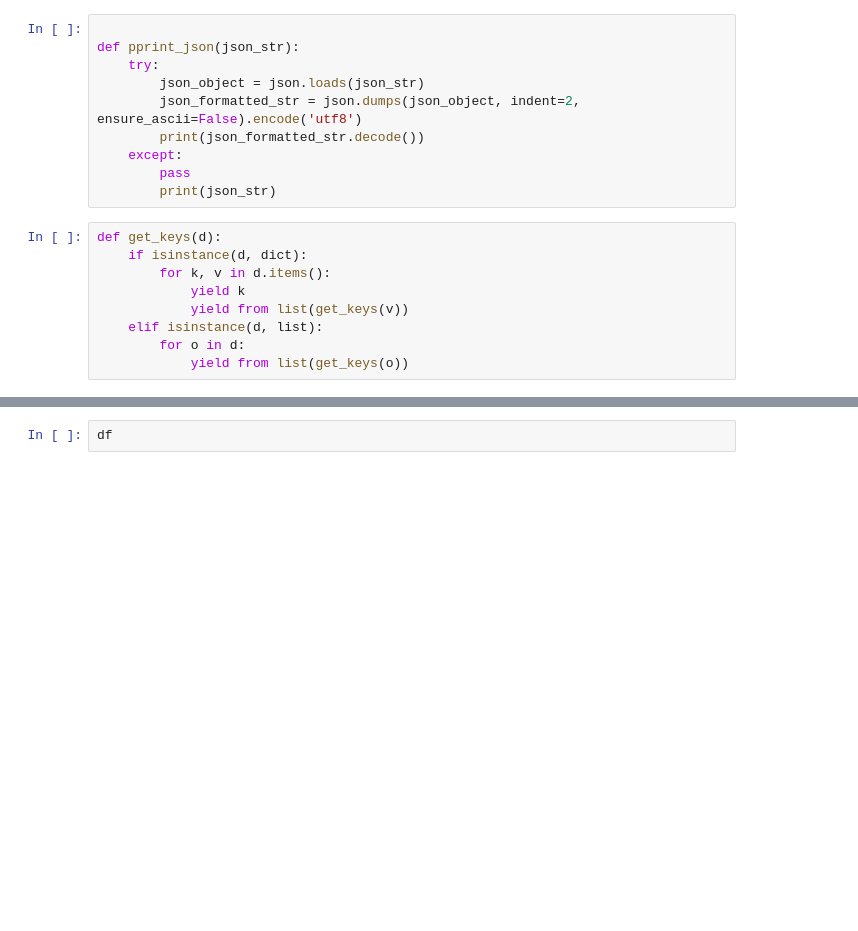
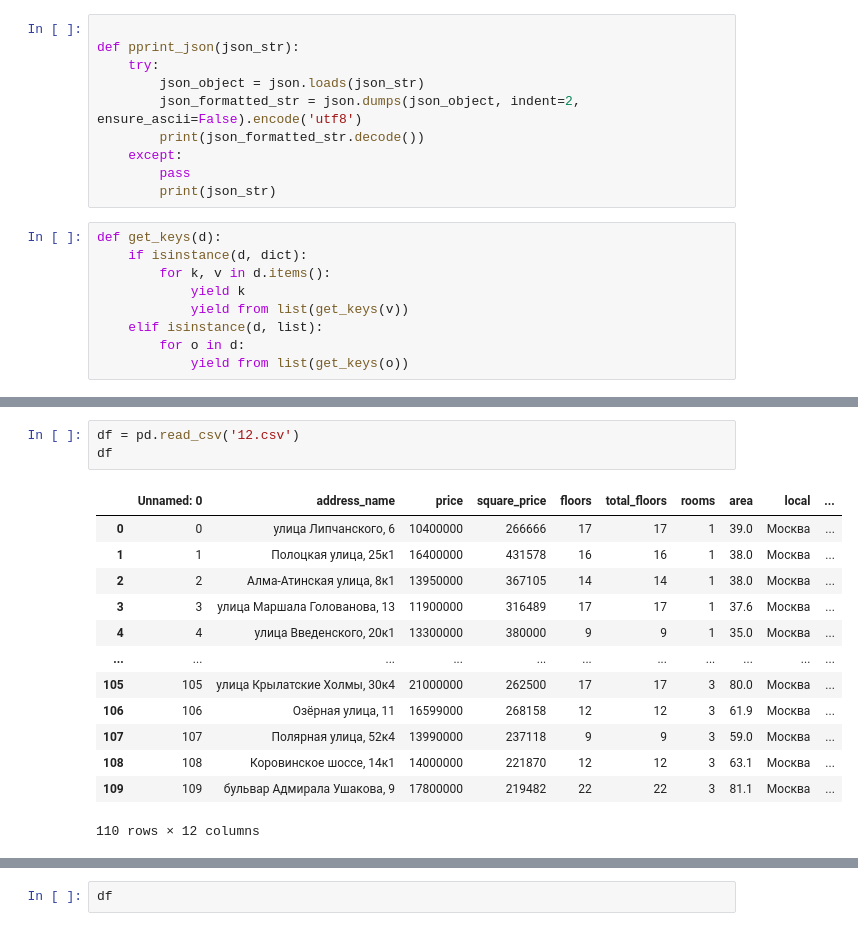
Before and after one commit to Sirius-2024-AI/parsing_data_DK, a Jupyter notebook: parsing_and_data/parser.ipynb, the cells around one changed output, grey strips where cells are left out. Cells and saved outputs as stored; diff of their text form; blank space fills up the shorter version.

```diff
--- a/parsing_and_data/parser.ipynb
+++ b/parsing_and_data/parser.ipynb
@@ -162,0 +207,17 @@ while offset < total:
+# %%
+df = pd.read_csv('12.csv')
+df
+# %% [output]
+|  | Unnamed: 0 | address_name | price | square_price | floors | total_floors | rooms | area | local | ... |
+| 0 | 0 | улица Липчанского, 6 | 10400000 | 266666 | 17 | 17 | 1 | 39.0 | Москва | ... |
+| 1 | 1 | Полоцкая улица, 25к1 | 16400000 | 431578 | 16 | 16 | 1 | 38.0 | Москва | ... |
+| 2 | 2 | Алма-Атинская улица, 8к1 | 13950000 | 367105 | 14 | 14 | 1 | 38.0 | Москва | ... |
+| 3 | 3 | улица Маршала Голованова, 13 | 11900000 | 316489 | 17 | 17 | 1 | 37.6 | Москва | ... |
+| 4 | 4 | улица Введенского, 20к1 | 13300000 | 380000 | 9 | 9 | 1 | 35.0 | Москва | ... |
+| ... | ... | ... | ... | ... | ... | ... | ... | ... | ... | ... |
+| 105 | 105 | улица Крылатские Холмы, 30к4 | 21000000 | 262500 | 17 | 17 | 3 | 80.0 | Москва | ... |
+| 106 | 106 | Озёрная улица, 11 | 16599000 | 268158 | 12 | 12 | 3 | 61.9 | Москва | ... |
+| 107 | 107 | Полярная улица, 52к4 | 13990000 | 237118 | 9 | 9 | 3 | 59.0 | Москва | ... |
+| 108 | 108 | Коровинское шоссе, 14к1 | 14000000 | 221870 | 12 | 12 | 3 | 63.1 | Москва | ... |
+| 109 | 109 | бульвар Адмирала Ушакова, 9 | 17800000 | 219482 | 22 | 22 | 3 | 81.1 | Москва | ... |
+110 rows × 12 columns
```
Also changed, not shown: parts of 5 cells of this notebook, 1 other file.
